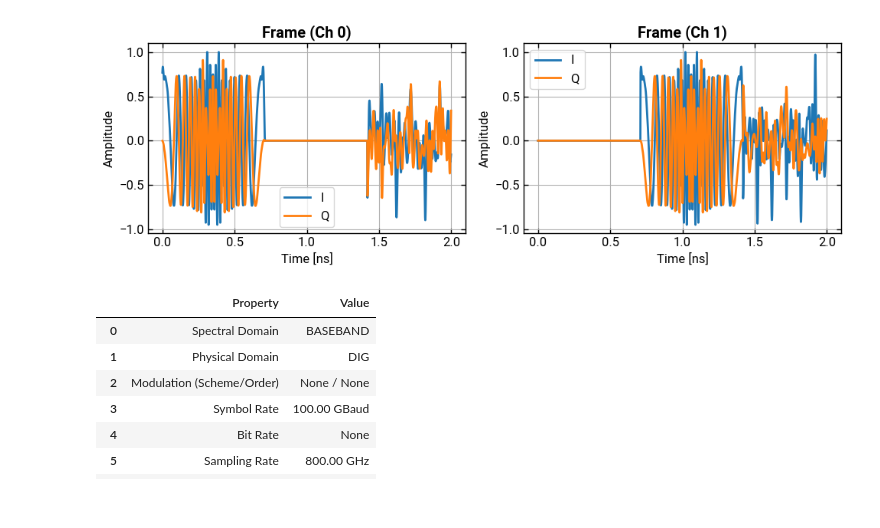
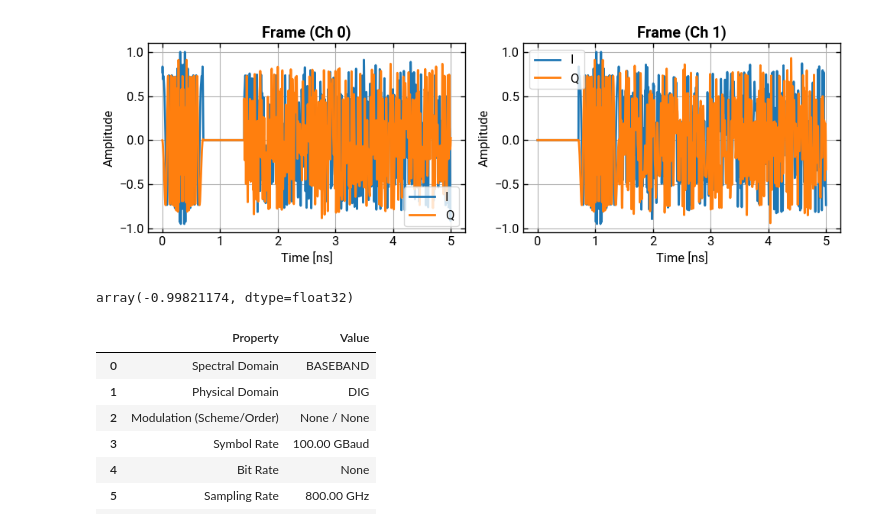
Before and after one commit to lokgar/commstools, a Jupyter notebook: examples/03-frames.ipynb, the cells around one changed output. Drawn from its saved outputs; the diff is of its cells as text; code cells hidden in the pictures.

```diff
--- a/examples/03-frames.ipynb
+++ b/examples/03-frames.ipynb
@@ -9,8 +9,8 @@ set_log_level("INFO")
 symbol_rate = 100e9
 sampling_rate = 800e9
 sps = int(sampling_rate / symbol_rate)
-pilots_mod_scheme = "psk"
-pilots_mod_order = 8
+pilots_mod_scheme = "qam"
+pilots_mod_order = 4
 payload_mod_scheme = "qam"
 payload_mod_order = 32
 
@@ -29,10 +29,10 @@ f = SingleCarrierFrame(
     pilot_seed=1337,
     pilot_mod_scheme=pilots_mod_scheme,
     pilot_mod_order=pilots_mod_order,
-    pilot_gain_db=10.0,
+    pilot_gain_db=0.0,
     num_streams=2,
 )
 
 fs = f.to_signal(sps=sps, symbol_rate=symbol_rate, pulse_shape="rrc")
-fs.plot_waveform(show=True, num_symbols=200, title="Frame")
+fs.plot_waveform(show=True, num_symbols=500, title="Frame")
 # %% [output]
@@ -41,4 +40,8 @@ fs.plot_waveform(show=True, num_symbols=200, title="Frame")
-[figure, old version]
+[figure, new version]
+# %%
+fs.samples.imag.min()
+# %% [output]
+array(-0.99821174, dtype=float32)
 # %%
 fs.print_info()
 # %% [output]
```
Also changed, not shown: parts of 1 cell of this notebook, 2 other files.
